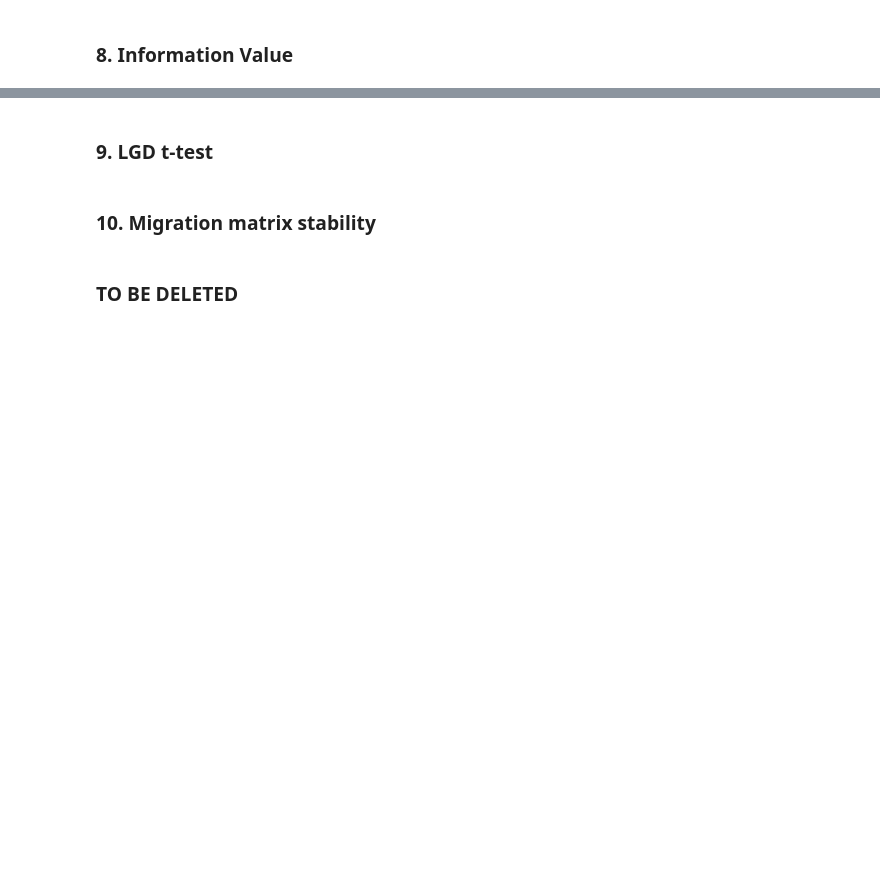
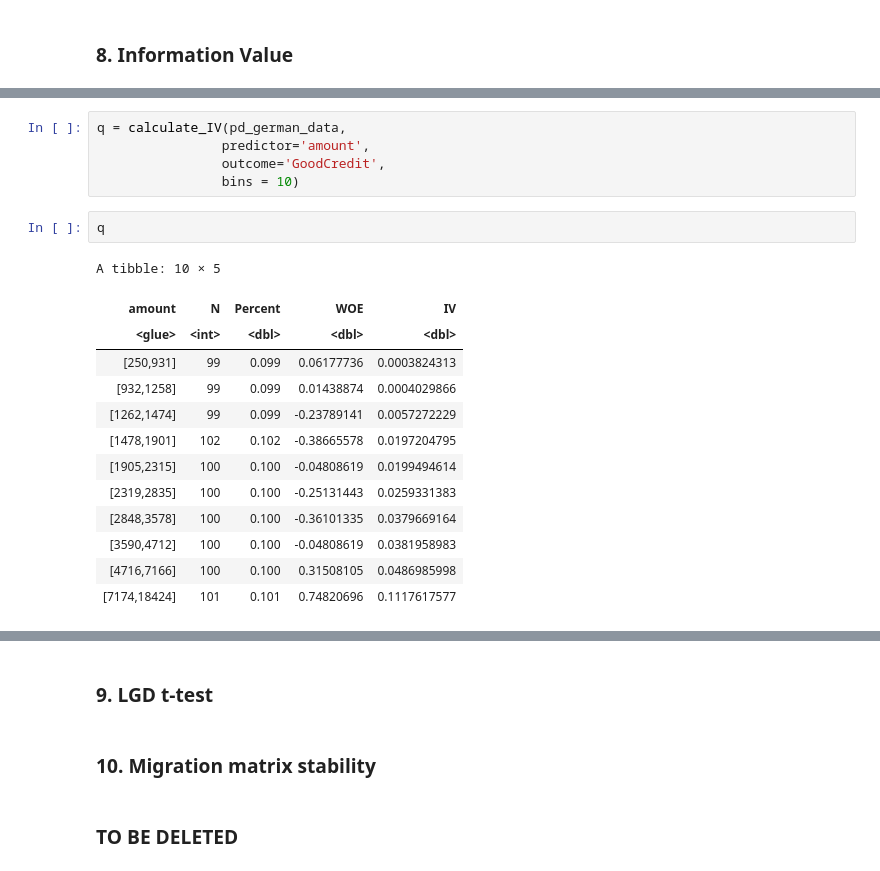
Before and after one commit to vanga/meliora, a Jupyter notebook: examples/r_benchmarks.ipynb, the cells around one changed output, grey strips where cells are left out. Drawn from its saved outputs; the diff is of its cells as text; blank space fills up the shorter version.

```diff
--- a/examples/r_benchmarks.ipynb
+++ b/examples/r_benchmarks.ipynb
@@ -243,0 +478,21 @@ c(3,3,3,rep(2:5,each=3))
+# %%
+q = calculate_IV(pd_german_data,
+                predictor='amount',
+                outcome='GoodCredit',
+                bins = 10)
+# %%
+q
+# %% [output]
+A tibble: 10 × 5
+| amount | N | Percent | WOE | IV |
+| <glue> | <int> | <dbl> | <dbl> | <dbl> |
+| [250,931] | 99 | 0.099 | 0.06177736 | 0.0003824313 |
+| [932,1258] | 99 | 0.099 | 0.01438874 | 0.0004029866 |
+| [1262,1474] | 99 | 0.099 | -0.23789141 | 0.0057272229 |
+| [1478,1901] | 102 | 0.102 | -0.38665578 | 0.0197204795 |
+| [1905,2315] | 100 | 0.100 | -0.04808619 | 0.0199494614 |
+| [2319,2835] | 100 | 0.100 | -0.25131443 | 0.0259331383 |
+| [2848,3578] | 100 | 0.100 | -0.36101335 | 0.0379669164 |
+| [3590,4712] | 100 | 0.100 | -0.04808619 | 0.0381958983 |
+| [4716,7166] | 100 | 0.100 | 0.31508105 | 0.0486985998 |
+| [7174,18424] | 101 | 0.101 | 0.74820696 | 0.1117617577 |
```
Also changed, not shown: parts of 6 cells of this notebook, 8 other files.
